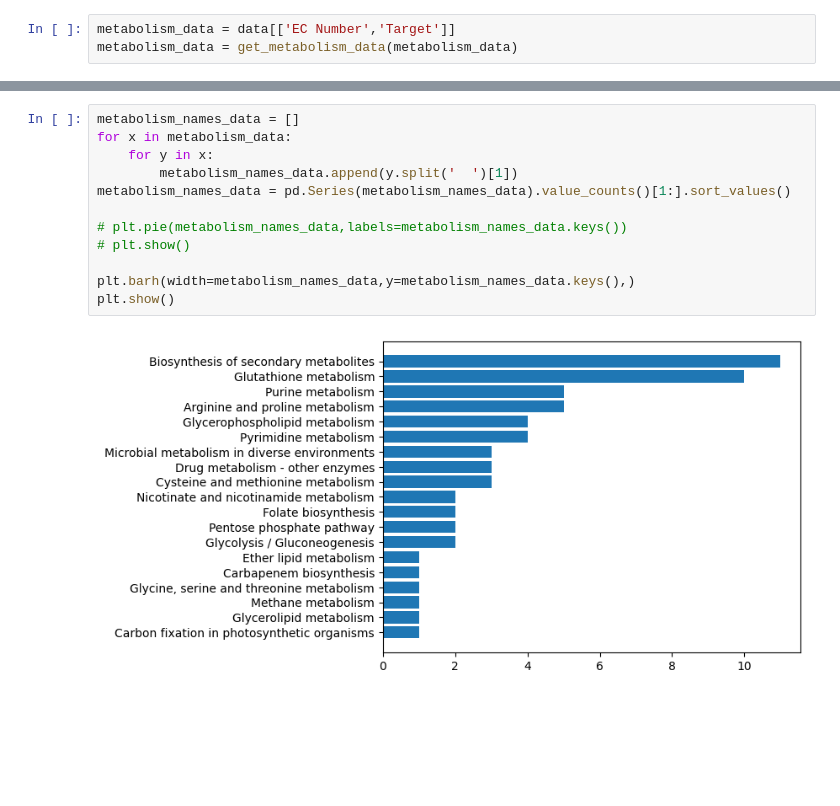
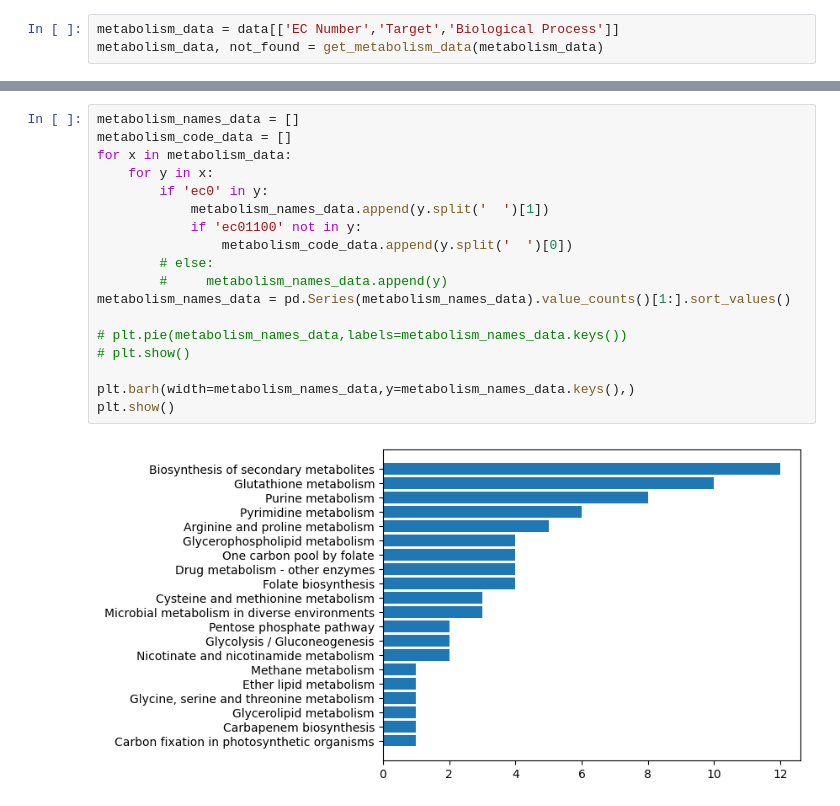
Before and after one commit to facundobarquet/bioinfo_project, a Jupyter notebook: Busqueda_Computacional_Blancos/data_analysis3.ipynb, the cells around one changed output, grey strips where cells are left out. Saved outputs shown, nothing was run; the diff lists cells and outputs as text; blank space fills up the shorter version.

```diff
--- a/Busqueda_Computacional_Blancos/data_analysis3.ipynb
+++ b/Busqueda_Computacional_Blancos/data_analysis3.ipynb
@@ -170,4 +183,4 @@ def get_metabolism_data(df):
 # %%
-metabolism_data = data[['EC Number','Target']]
-metabolism_data = get_metabolism_data(metabolism_data)
+metabolism_data = data[['EC Number','Target','Biological Process']]
+metabolism_data, not_found = get_metabolism_data(metabolism_data)
 # %% [output]
@@ -175,14 +211,20 @@ No se encontraron metabolismos para 22 de los 54 targets
 # %%
 metabolism_names_data = []
+metabolism_code_data = []
 for x in metabolism_data:
     for y in x:
-        metabolism_names_data.append(y.split('  ')[1])
+        if 'ec0' in y:
+            metabolism_names_data.append(y.split('  ')[1])
+            if 'ec01100' not in y:
+                metabolism_code_data.append(y.split('  ')[0])
+        # else:
+        #     metabolism_names_data.append(y)
 metabolism_names_data = pd.Series(metabolism_names_data).value_counts()[1:].sort_values()
 
 # plt.pie(metabolism_names_data,labels=metabolism_names_data.keys())
 # plt.show()
 
 plt.barh(width=metabolism_names_data,y=metabolism_names_data.keys(),)
 plt.show()
 # %% [output]
-[figure, old version]
+[figure, new version]
```
Also changed, not shown: parts of 14 cells of this notebook, 36 other files.
